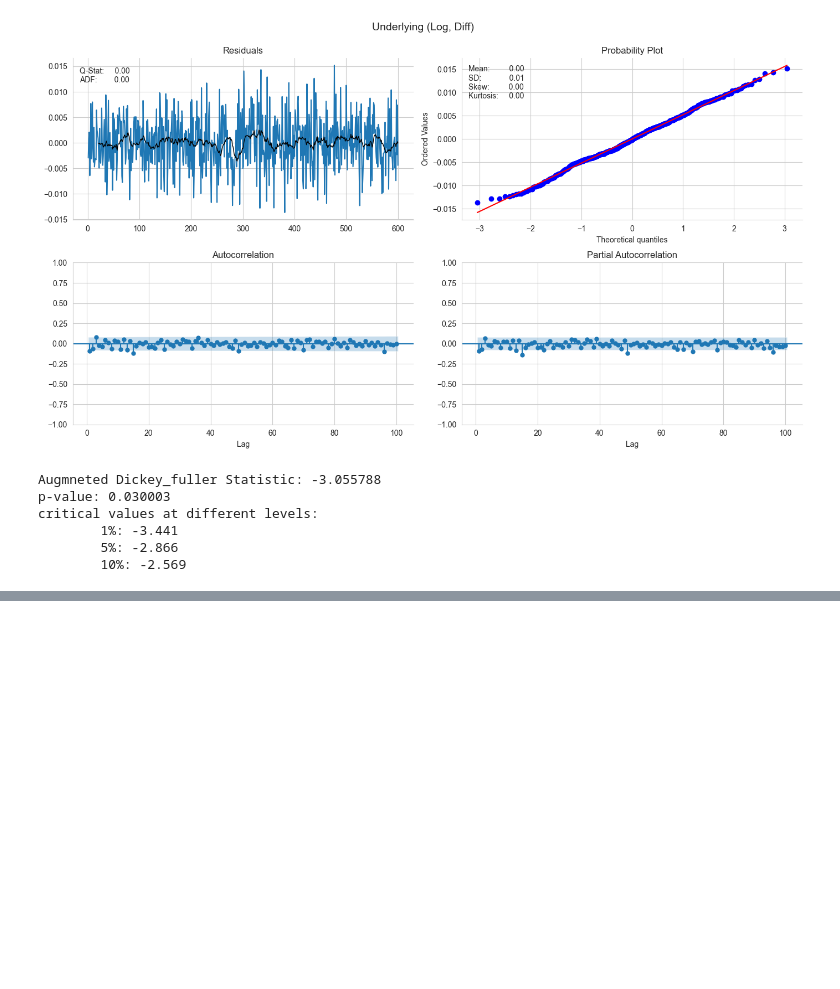
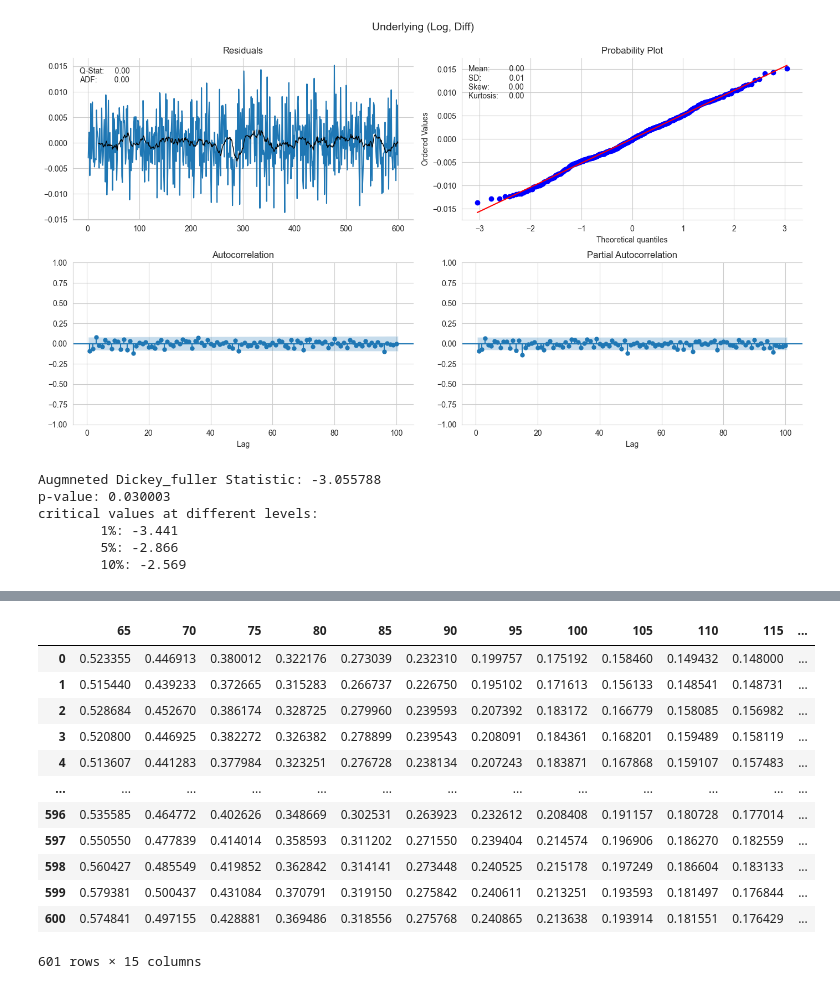
Before and after one commit to Ae-bii/uchicago-trading-2023, a Jupyter notebook: case2/analysis/understanding_train_data.ipynb, the cells around one changed output, grey strips where cells are left out. Saved outputs shown, nothing was run; the diff lists cells and outputs as text; code cells hidden in the pictures; blank space fills up the shorter version.

```diff
--- a/case2/analysis/understanding_train_data.ipynb
+++ b/case2/analysis/understanding_train_data.ipynb
@@ -246,0 +210,17 @@ FileNotFoundError: [Errno 2] No such file or directory: 'data.csv'
+# %%
+impl_df = pd.DataFrame(impl_vol, columns=range(65,140,5))
+impl_df
+# %% [output]
+|  | 65 | 70 | 75 | 80 | 85 | 90 | 95 | 100 | 105 | 110 | 115 | ... |
+| 0 | 0.523355 | 0.446913 | 0.380012 | 0.322176 | 0.273039 | 0.232310 | 0.199757 | 0.175192 | 0.158460 | 0.149432 | 0.148000 | ... |
+| 1 | 0.515440 | 0.439233 | 0.372665 | 0.315283 | 0.266737 | 0.226750 | 0.195102 | 0.171613 | 0.156133 | 0.148541 | 0.148731 | ... |
+| 2 | 0.528684 | 0.452670 | 0.386174 | 0.328725 | 0.279960 | 0.239593 | 0.207392 | 0.183172 | 0.166779 | 0.158085 | 0.156982 | ... |
+| 3 | 0.520800 | 0.446925 | 0.382272 | 0.326382 | 0.278899 | 0.239543 | 0.208091 | 0.184361 | 0.168201 | 0.159489 | 0.158119 | ... |
+| 4 | 0.513607 | 0.441283 | 0.377984 | 0.323251 | 0.276728 | 0.238134 | 0.207243 | 0.183871 | 0.167868 | 0.159107 | 0.157483 | ... |
+| ... | ... | ... | ... | ... | ... | ... | ... | ... | ... | ... | ... | ... |
+| 596 | 0.535585 | 0.464772 | 0.402626 | 0.348669 | 0.302531 | 0.263923 | 0.232612 | 0.208408 | 0.191157 | 0.180728 | 0.177014 | ... |
+| 597 | 0.550550 | 0.477839 | 0.414014 | 0.358593 | 0.311202 | 0.271550 | 0.239404 | 0.214574 | 0.196906 | 0.186270 | 0.182559 | ... |
+| 598 | 0.560427 | 0.485549 | 0.419852 | 0.362842 | 0.314141 | 0.273448 | 0.240525 | 0.215178 | 0.197249 | 0.186604 | 0.183133 | ... |
+| 599 | 0.579381 | 0.500437 | 0.431084 | 0.370791 | 0.319150 | 0.275842 | 0.240611 | 0.213251 | 0.193593 | 0.181497 | 0.176844 | ... |
+| 600 | 0.574841 | 0.497155 | 0.428881 | 0.369486 | 0.318556 | 0.275768 | 0.240865 | 0.213638 | 0.193914 | 0.181551 | 0.176429 | ... |
+601 rows × 15 columns
```
Also changed, not shown: parts of 12 cells of this notebook.
